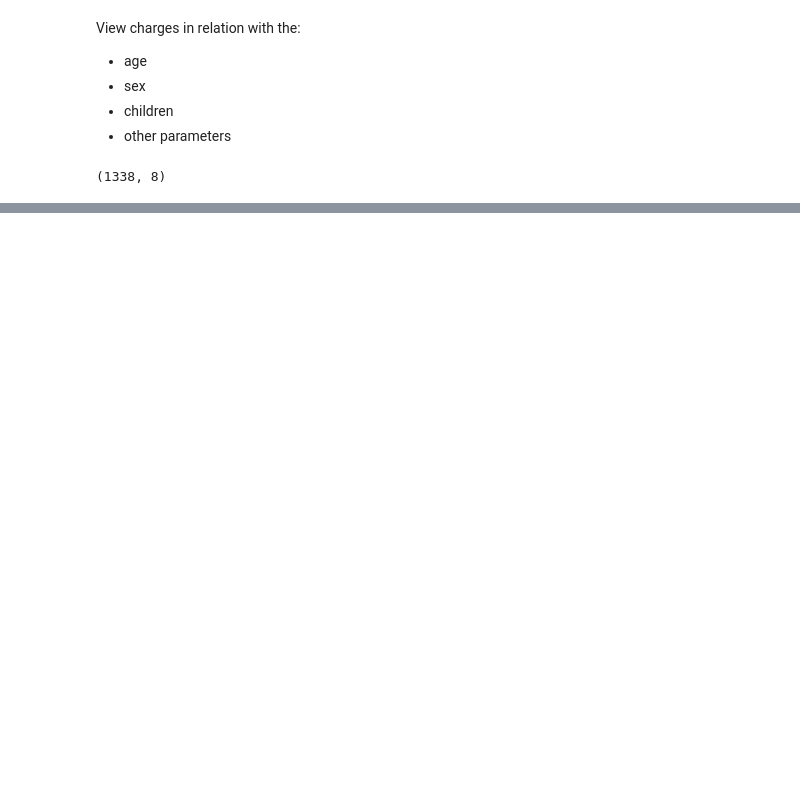
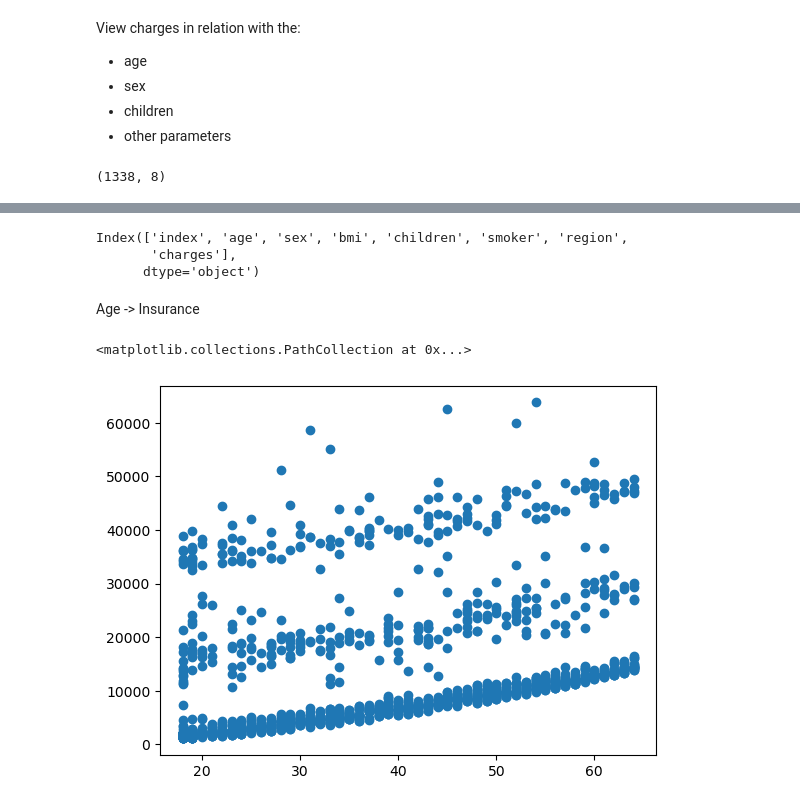
Before and after one commit to CarlosZaragozaBeato/Machine-Learning, a Jupyter notebook: first/insurance_example.ipynb, the cells around one changed output, grey strips where cells are left out. Drawn from its saved outputs; the diff is of its cells as text; code cells hidden in the pictures; blank space fills up the shorter version.

```diff
--- a/first/insurance_example.ipynb
+++ b/first/insurance_example.ipynb
@@ -27,0 +40,13 @@ data.shape
+# %%
+data.keys()
+# %% [output]
+Index(['index', 'age', 'sex', 'bmi', 'children', 'smoker', 'region',
+       'charges'],
+      dtype='object')
+# %% [markdown]
+Age -> Insurance
+# %%
+plt.scatter(X,y)
+# %% [output]
+<matplotlib.collections.PathCollection at 0x...>
+[figure, added]
```
Also changed, not shown: parts of 15 cells of this notebook, 1 other file.
